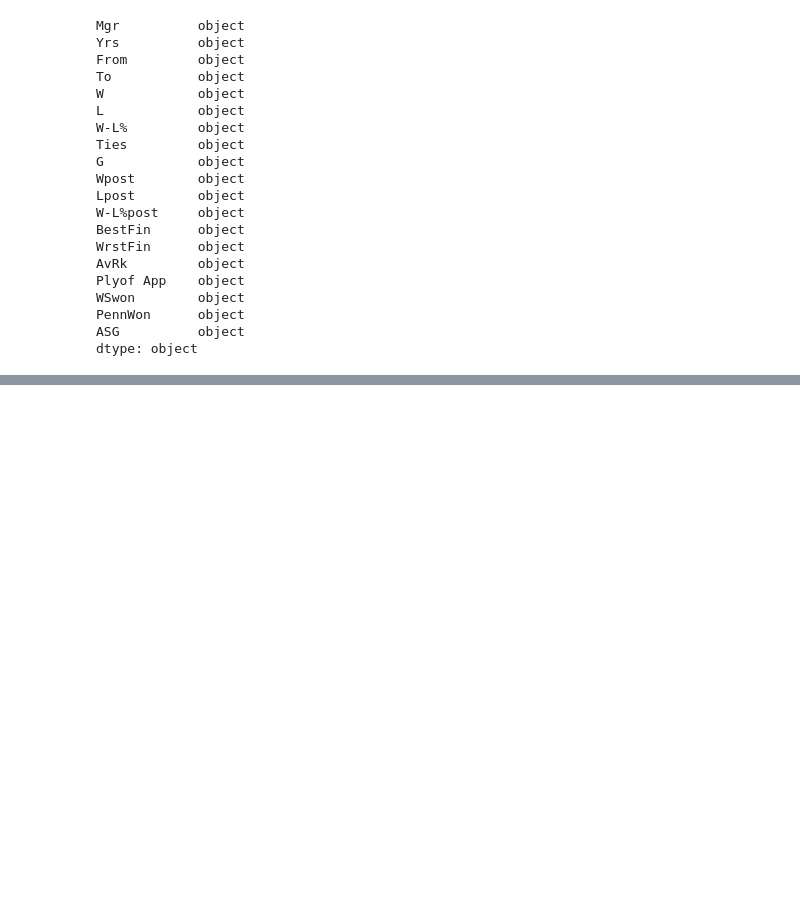
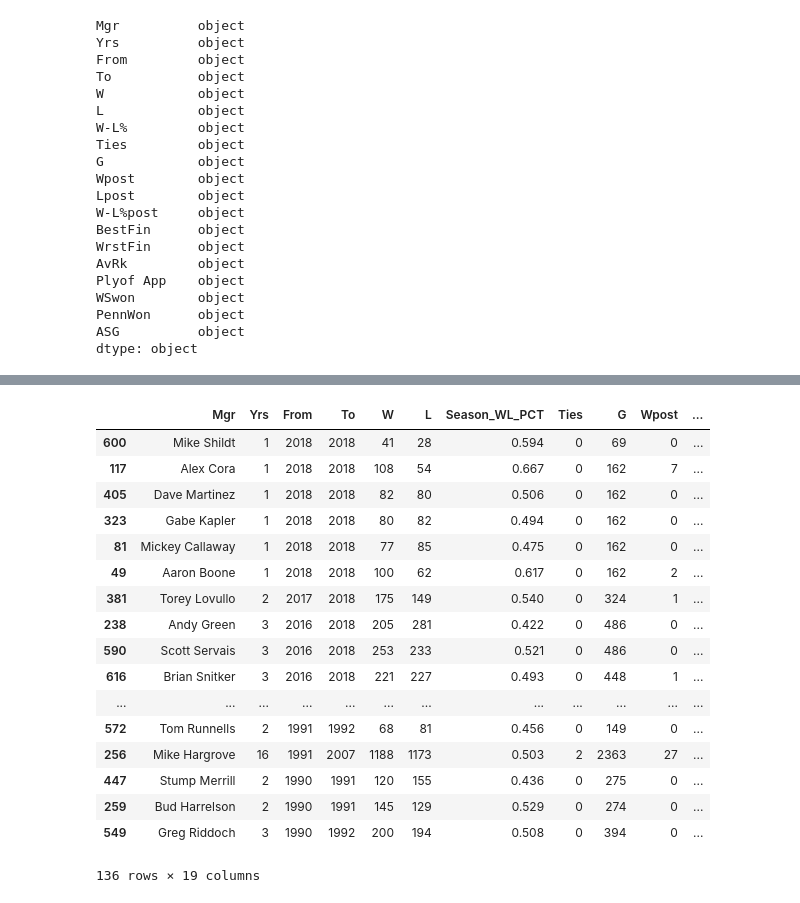
Before and after one commit to bbasista87/ETL_Project, a Jupyter notebook: Manangers_Data.ipynb, the cells around one changed output, grey strips where cells are left out. Saved outputs shown, nothing was run; the diff lists cells and outputs as text; code cells hidden in the pictures; blank space fills up the shorter version.

```diff
--- a/Manangers_Data.ipynb
+++ b/Manangers_Data.ipynb
@@ -168,0 +196,23 @@ dtype: object
+# %%
+filter_df = df.loc[(df['From'] > 1989)]
+manager_df = filter_df.sort_values(by='From', ascending=False)
+manager_df
+# %% [output]
+|  | Mgr | Yrs | From | To | W | L | Season_WL_PCT | Ties | G | Wpost | ... |
+| 600 | Mike Shildt | 1 | 2018 | 2018 | 41 | 28 | 0.594 | 0 | 69 | 0 | ... |
+| 117 | Alex Cora | 1 | 2018 | 2018 | 108 | 54 | 0.667 | 0 | 162 | 7 | ... |
+| 405 | Dave Martinez | 1 | 2018 | 2018 | 82 | 80 | 0.506 | 0 | 162 | 0 | ... |
+| 323 | Gabe Kapler | 1 | 2018 | 2018 | 80 | 82 | 0.494 | 0 | 162 | 0 | ... |
+| 81 | Mickey Callaway | 1 | 2018 | 2018 | 77 | 85 | 0.475 | 0 | 162 | 0 | ... |
+| 49 | Aaron Boone | 1 | 2018 | 2018 | 100 | 62 | 0.617 | 0 | 162 | 2 | ... |
+| 381 | Torey Lovullo | 2 | 2017 | 2018 | 175 | 149 | 0.540 | 0 | 324 | 1 | ... |
+| 238 | Andy Green | 3 | 2016 | 2018 | 205 | 281 | 0.422 | 0 | 486 | 0 | ... |
+| 590 | Scott Servais | 3 | 2016 | 2018 | 253 | 233 | 0.521 | 0 | 486 | 0 | ... |
+| 616 | Brian Snitker | 3 | 2016 | 2018 | 221 | 227 | 0.493 | 0 | 448 | 1 | ... |
+| ... | ... | ... | ... | ... | ... | ... | ... | ... | ... | ... | ... |
+| 572 | Tom Runnells | 2 | 1991 | 1992 | 68 | 81 | 0.456 | 0 | 149 | 0 | ... |
+| 256 | Mike Hargrove | 16 | 1991 | 2007 | 1188 | 1173 | 0.503 | 2 | 2363 | 27 | ... |
+| 447 | Stump Merrill | 2 | 1990 | 1991 | 120 | 155 | 0.436 | 0 | 275 | 0 | ... |
+| 259 | Bud Harrelson | 2 | 1990 | 1991 | 145 | 129 | 0.529 | 0 | 274 | 0 | ... |
+| 549 | Greg Riddoch | 3 | 1990 | 1992 | 200 | 194 | 0.508 | 0 | 394 | 0 | ... |
+136 rows × 19 columns
```
Also changed, not shown: parts of 4 cells of this notebook, 1 other file.
